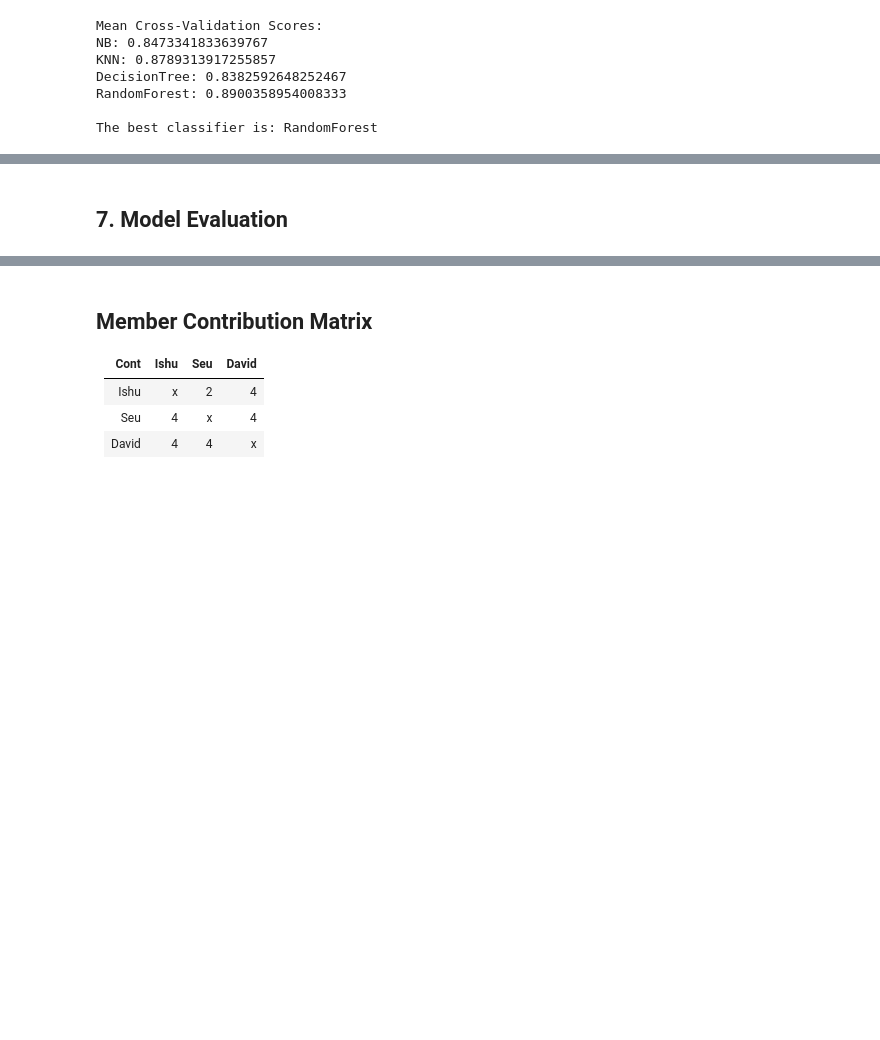
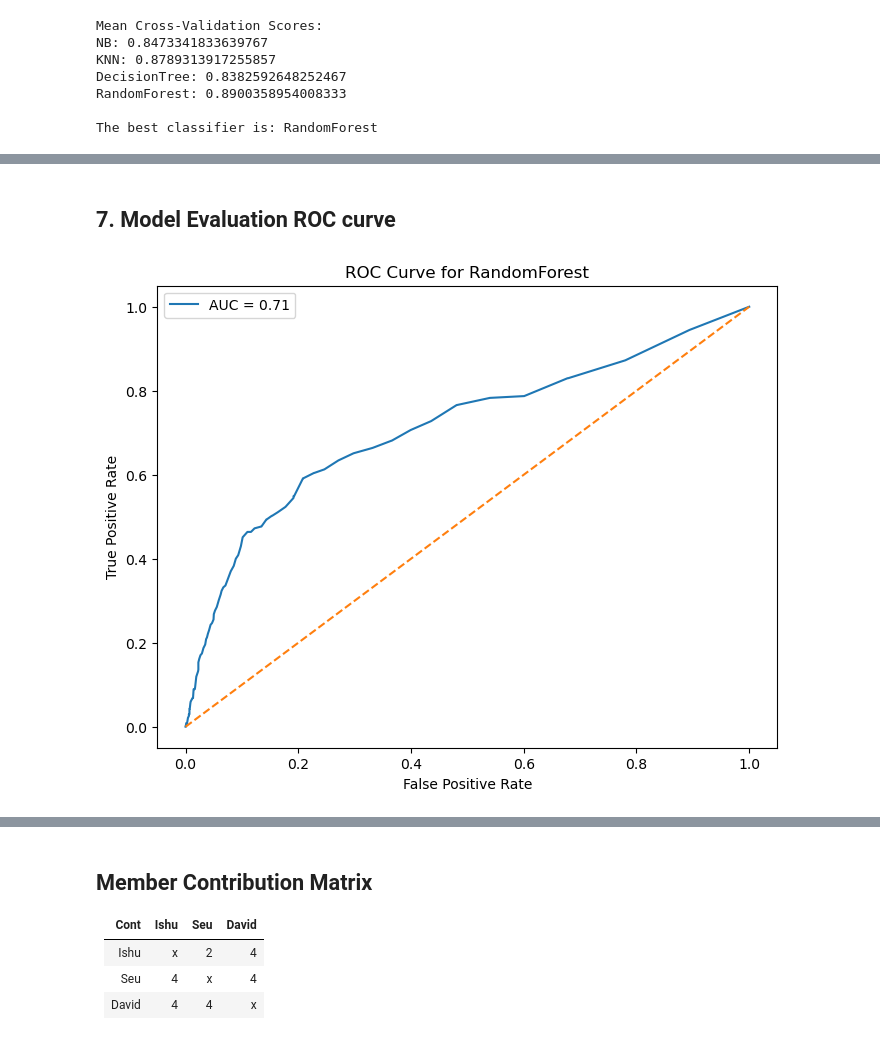
Before and after one commit to dssalaza/MLMaverickProject, a Jupyter notebook: Project_2.ipynb, the cells around one changed output, grey strips where cells are left out. Saved outputs shown, nothing was run; the diff lists cells and outputs as text; code cells hidden in the pictures; blank space fills up the shorter version.

Commit message:
roc-curve, confusion matrix done

```diff
--- a/Project_2.ipynb
+++ b/Project_2.ipynb
@@ -431,4 +431,29 @@ Accuracy for second Try
 Number of features for first Try - 6
 Number of features for Second Try -5
 # %% [markdown]
-## 7. Model Evaluation
+## 7. Model Evaluation ROC curve
+# %%
+from sklearn.metrics import roc_curve, roc_auc_score
+import matplotlib.pyplot as plt
+
+best_classifier = 'RandomForest'
+best_pipeline = [pipe for name, pipe in pipelines if name == best_classifier][0]
+best_pipeline.fit(X_train, y_train)
+y_prob = best_pipeline.predict_proba(X_test)[:, 1]
+
+fpr, tpr, thresholds = roc_curve(y_test, y_prob)
+
+
+auc = roc_auc_score(y_test, y_prob)
+
+
+plt.figure(figsize=(8, 6))
+plt.plot(fpr, tpr, label=f'AUC = {auc:.2f}')
+plt.plot([0, 1], [0, 1], linestyle='--')
+plt.xlabel('False Positive Rate')
+plt.ylabel('True Positive Rate')
+plt.title(f'ROC Curve for {best_classifier}')
+plt.legend()
+plt.show()
+# %% [output]
+[figure, added]
```
Also changed, not shown: parts of 6 cells of this notebook.
